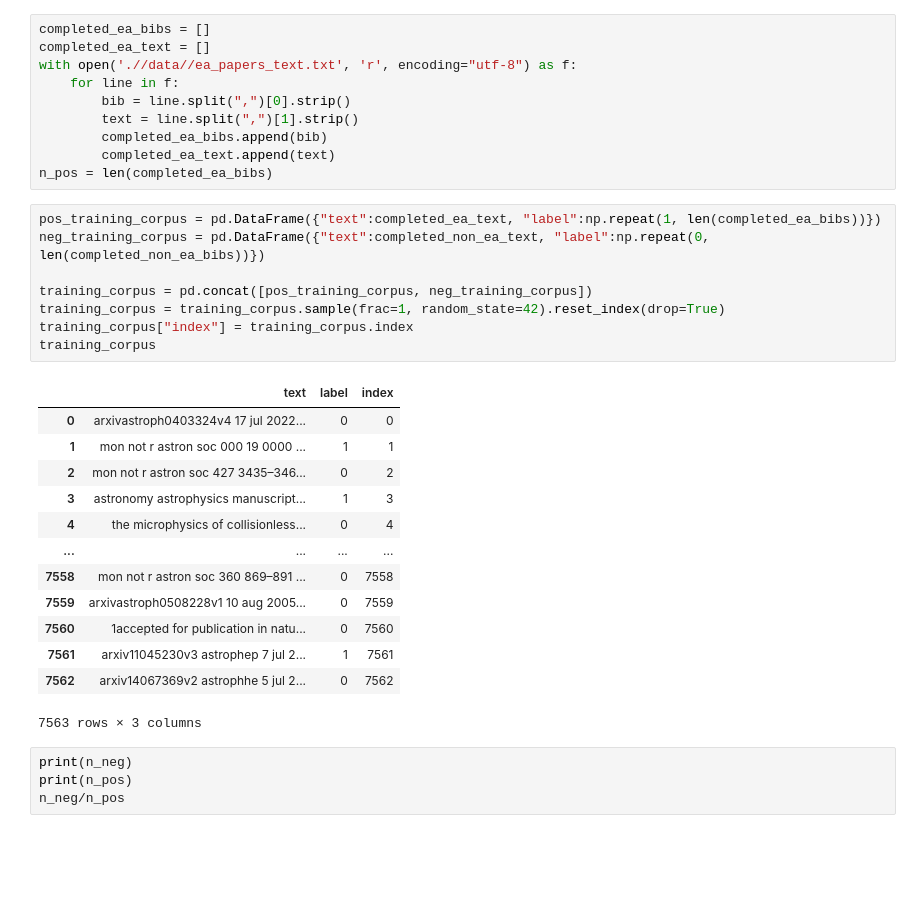
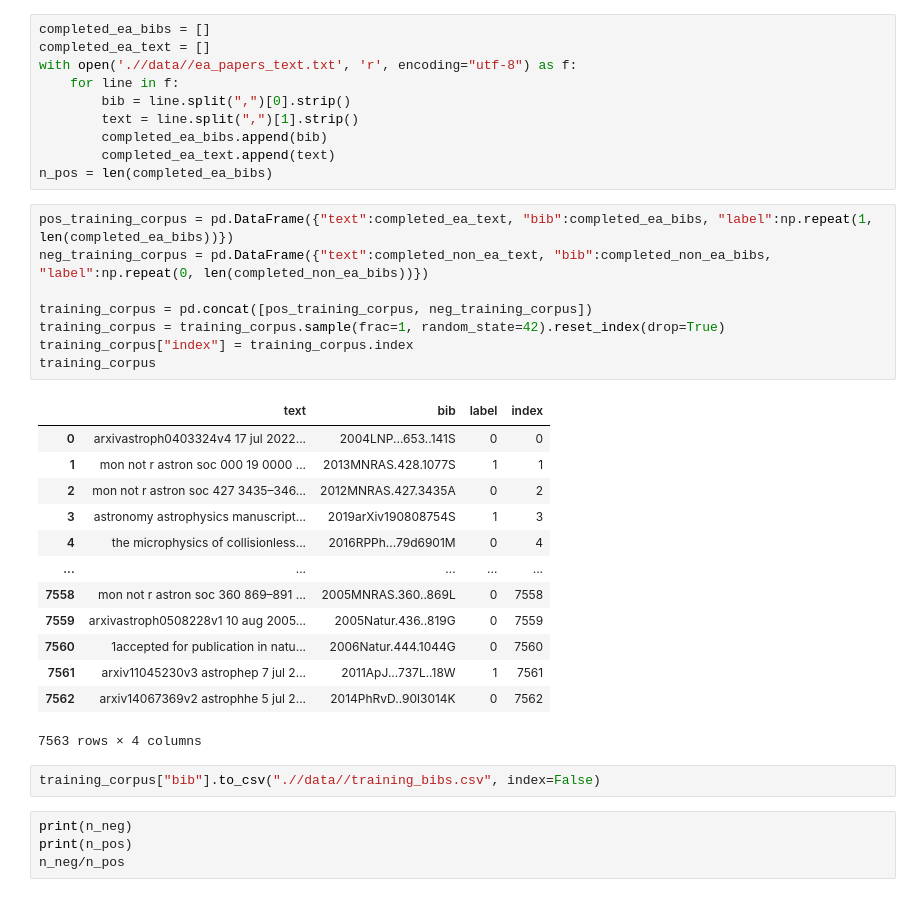
Before and after one commit to nsusemiehl/ADS-ML-Classifier, a Jupyter notebook: Doc2Vec.ipynb, the cells around one changed output. Cells and saved outputs as stored; diff of their text form; blank space fills up the shorter version.

```diff
--- a/Doc2Vec.ipynb
+++ b/Doc2Vec.ipynb
@@ -64,27 +64,29 @@ with open('.//data//ea_papers_text.txt', 'r', encoding="utf-8") as f:
         completed_ea_text.append(text)
 n_pos = len(completed_ea_bibs)
 # %%
-pos_training_corpus = pd.DataFrame({"text":completed_ea_text, "label":np.repeat(1, len(completed_ea_bibs))})
-neg_training_corpus = pd.DataFrame({"text":completed_non_ea_text, "label":np.repeat(0, len(completed_non_ea_bibs))})
+pos_training_corpus = pd.DataFrame({"text":completed_ea_text, "bib":completed_ea_bibs, "label":np.repeat(1, len(completed_ea_bibs))})
+neg_training_corpus = pd.DataFrame({"text":completed_non_ea_text, "bib":completed_non_ea_bibs, "label":np.repeat(0, len(completed_non_ea_bibs))})
 
 training_corpus = pd.concat([pos_training_corpus, neg_training_corpus])
 training_corpus = training_corpus.sample(frac=1, random_state=42).reset_index(drop=True)
 training_corpus["index"] = training_corpus.index
 training_corpus
 # %% [output]
-|  | text | label | index |
-| 0 | arxivastroph0403324v4 17 jul 2022... | 0 | 0 |
-| 1 | mon not r astron soc 000 19 0000 ... | 1 | 1 |
-| 2 | mon not r astron soc 427 3435–346... | 0 | 2 |
-| 3 | astronomy astrophysics manuscript... | 1 | 3 |
-| 4 | the microphysics of collisionless... | 0 | 4 |
-| ... | ... | ... | ... |
-| 7558 | mon not r astron soc 360 869–891 ... | 0 | 7558 |
-| 7559 | arxivastroph0508228v1 10 aug 2005... | 0 | 7559 |
-| 7560 | 1accepted for publication in natu... | 0 | 7560 |
-| 7561 | arxiv11045230v3 astrophep 7 jul 2... | 1 | 7561 |
-| 7562 | arxiv14067369v2 astrophhe 5 jul 2... | 0 | 7562 |
+|  | text | bib | label | index |
+| 0 | arxivastroph0403324v4 17 jul 2022... | 2004LNP...653..141S | 0 | 0 |
+| 1 | mon not r astron soc 000 19 0000 ... | 2013MNRAS.428.1077S | 1 | 1 |
+| 2 | mon not r astron soc 427 3435–346... | 2012MNRAS.427.3435A | 0 | 2 |
+| 3 | astronomy astrophysics manuscript... | 2019arXiv190808754S | 1 | 3 |
+| 4 | the microphysics of collisionless... | 2016RPPh...79d6901M | 0 | 4 |
+| ... | ... | ... | ... | ... |
+| 7558 | mon not r astron soc 360 869–891 ... | 2005MNRAS.360..869L | 0 | 7558 |
+| 7559 | arxivastroph0508228v1 10 aug 2005... | 2005Natur.436..819G | 0 | 7559 |
+| 7560 | 1accepted for publication in natu... | 2006Natur.444.1044G | 0 | 7560 |
+| 7561 | arxiv11045230v3 astrophep 7 jul 2... | 2011ApJ...737L..18W | 1 | 7561 |
+| 7562 | arxiv14067369v2 astrophhe 5 jul 2... | 2014PhRvD..90l3014K | 0 | 7562 |
-7563 rows × 3 columns
+7563 rows × 4 columns
+# %%
+training_corpus["bib"].to_csv(".//data//training_bibs.csv", index=False)
 # %%
 print(n_neg)
 print(n_pos)
```
Also changed, not shown: parts of 1 cell of this notebook, 18 other files.
